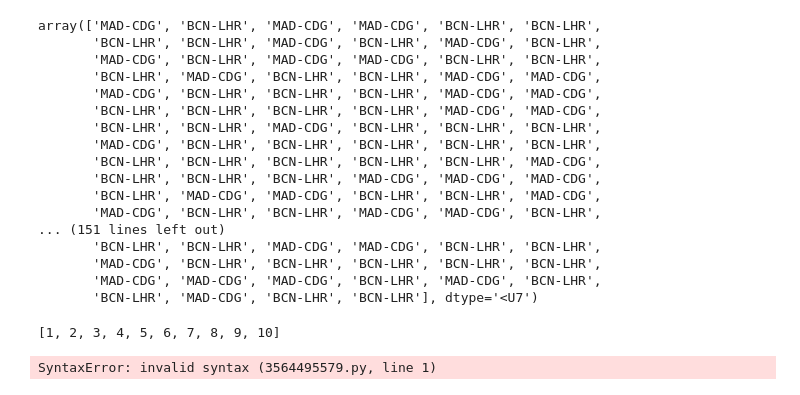
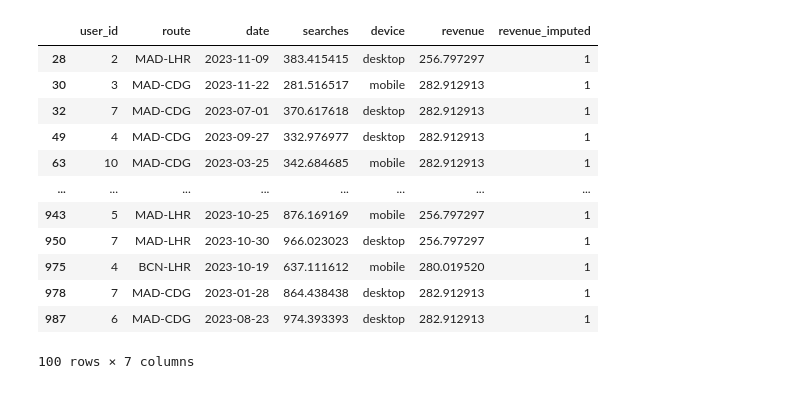
Before and after one commit to IncaGR/prep_skyscanner, a Jupyter notebook: data_manipulation/data_wranggling.ipynb, the cells around one changed output. Drawn from its saved outputs; the diff is of its cells as text; code cells hidden in the pictures.

```diff
--- a/data_manipulation/data_wranggling.ipynb
+++ b/data_manipulation/data_wranggling.ipynb
@@ -4,37 +4,55 @@ import numpy as np
 # %%
 np.random.seed(42)
 # %%
-routes = ['BCN-LHR', 'MAD-CDG']
-device = ['mobile', 'dekstop']
-user_id = [i for i in range(1:11)]
+routes = ['BCN-LHR', 'MAD-CDG', 'MAD-LHR']
+device = ['mobile', 'desktop']
+user_id = [i for i in range(1,11)]
+dates_range = pd.date_range('2023-01-01','2023-12-31')
+
 n = 1000
 
 routes_lst = np.random.choice(routes,size=n)
 device_lst = np.random.choice(device,size=n)
+user_id_lst = np.random.choice(user_id,size=n)
+dates_range_lst = np.random.choice(dates_range,size=n)
+
+searches = np.linspace(150,700, 1000) + np.random.randint(100,300,1000)
+revenue = np.linspace(0,300, 1000) + np.random.randint(50,200,1000)
+
+# np.random.choice(searches)
+fake_data = pd.DataFrame({'user_id':user_id_lst, 'route':routes_lst,
+                           'date':dates_range_lst,
+                           'searches': searches,
+                           'device':device_lst,
+                             'revenue': revenue})
+
+# fake_data
+
+null_searches = np.random.choice(len(searches), 100, replace=False)
+null_revenue = np.random.choice(len(revenue), 100, replace=False)
+
+fake_data.loc[null_searches, 'searches'] = None
+fake_data.loc[null_revenue, 'revenue'] = None
-# %% [output]
-array(['MAD-CDG', 'BCN-LHR', 'MAD-CDG', 'MAD-CDG', 'BCN-LHR', 'BCN-LHR',
-       'BCN-LHR', 'BCN-LHR', 'MAD-CDG', 'BCN-LHR', 'MAD-CDG', 'BCN-LHR',
-       'MAD-CDG', 'BCN-LHR', 'MAD-CDG', 'MAD-CDG', 'BCN-LHR', 'BCN-LHR',
-       'BCN-LHR', 'MAD-CDG', 'BCN-LHR', 'BCN-LHR', 'MAD-CDG', 'MAD-CDG',
-       'MAD-CDG', 'BCN-LHR', 'BCN-LHR', 'BCN-LHR', 'MAD-CDG', 'MAD-CDG',
-       'BCN-LHR', 'BCN-LHR', 'BCN-LHR', 'BCN-LHR', 'MAD-CDG', 'MAD-CDG',
-       'BCN-LHR', 'BCN-LHR', 'MAD-CDG', 'BCN-LHR', 'BCN-LHR', 'BCN-LHR',
-       'MAD-CDG', 'BCN-LHR', 'BCN-LHR', 'BCN-LHR', 'BCN-LHR', 'BCN-LHR',
-       'BCN-LHR', 'BCN-LHR', 'BCN-LHR', 'BCN-LHR', 'BCN-LHR', 'MAD-CDG',
-       'BCN-LHR', 'BCN-LHR', 'BCN-LHR', 'MAD-CDG', 'MAD-CDG', 'MAD-CDG',
-       'BCN-LHR', 'MAD-CDG', 'MAD-CDG', 'BCN-LHR', 'BCN-LHR', 'MAD-CDG',
-       'MAD-CDG', 'BCN-LHR', 'BCN-LHR', 'MAD-CDG', 'MAD-CDG', 'BCN-LHR',
-... (151 lines left out)
-       'BCN-LHR', 'BCN-LHR', 'MAD-CDG', 'MAD-CDG', 'BCN-LHR', 'BCN-LHR',
-       'MAD-CDG', 'BCN-LHR', 'BCN-LHR', 'BCN-LHR', 'BCN-LHR', 'BCN-LHR',
-       'MAD-CDG', 'MAD-CDG', 'MAD-CDG', 'BCN-LHR', 'MAD-CDG', 'BCN-LHR',
-       'BCN-LHR', 'MAD-CDG', 'BCN-LHR', 'BCN-LHR'], dtype='<U7')
 # %%
-user_id = [i for i in range(1,11)]
-user_id
+fake_data['searches'] = fake_data.groupby('route')['searches'].transform( lambda x: x.fillna(x.median()))
+
+fake_data['revenue_imputed'] = fake_data['revenue'].isna().astype(int)
+fake_data['revenue'] = fake_data.groupby('route')['revenue'].transform(
+    lambda x: x.fillna(x.median())
+)
-# %% [output]
-[1, 2, 3, 4, 5, 6, 7, 8, 9, 10]
-# %%
-[1:11]
-# %% [output]
-SyntaxError: invalid syntax (3564495579.py, line 1)
+# %%
+fake_data[fake_data['revenue_imputed']==1]
+# %% [output]
+|  | user_id | route | date | searches | device | revenue | revenue_imputed |
+| 28 | 2 | MAD-LHR | 2023-11-09 | 383.415415 | desktop | 256.797297 | 1 |
+| 30 | 3 | MAD-CDG | 2023-11-22 | 281.516517 | mobile | 282.912913 | 1 |
+| 32 | 7 | MAD-CDG | 2023-07-01 | 370.617618 | desktop | 282.912913 | 1 |
+| 49 | 4 | MAD-CDG | 2023-09-27 | 332.976977 | desktop | 282.912913 | 1 |
+| 63 | 10 | MAD-CDG | 2023-03-25 | 342.684685 | mobile | 282.912913 | 1 |
+| ... | ... | ... | ... | ... | ... | ... | ... |
+| 943 | 5 | MAD-LHR | 2023-10-25 | 876.169169 | mobile | 256.797297 | 1 |
+| 950 | 7 | MAD-LHR | 2023-10-30 | 966.023023 | desktop | 256.797297 | 1 |
+| 975 | 4 | BCN-LHR | 2023-10-19 | 637.111612 | mobile | 280.019520 | 1 |
+| 978 | 7 | MAD-CDG | 2023-01-28 | 864.438438 | desktop | 282.912913 | 1 |
+| 987 | 6 | MAD-CDG | 2023-08-23 | 974.393393 | desktop | 282.912913 | 1 |
+100 rows × 7 columns
```
Also changed, not shown: parts of 9 cells of this notebook, 1 other file.
